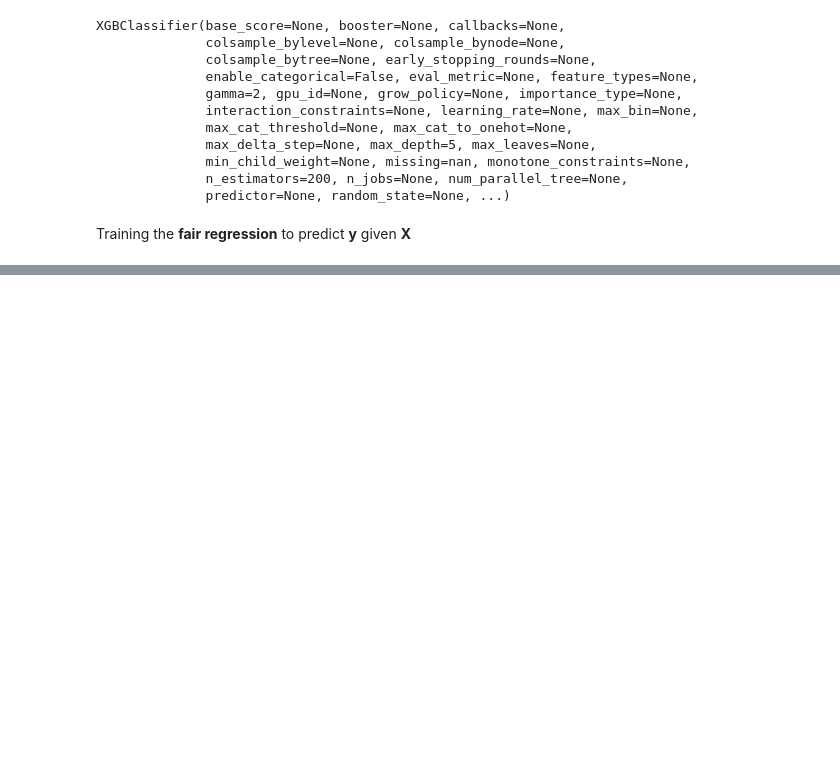
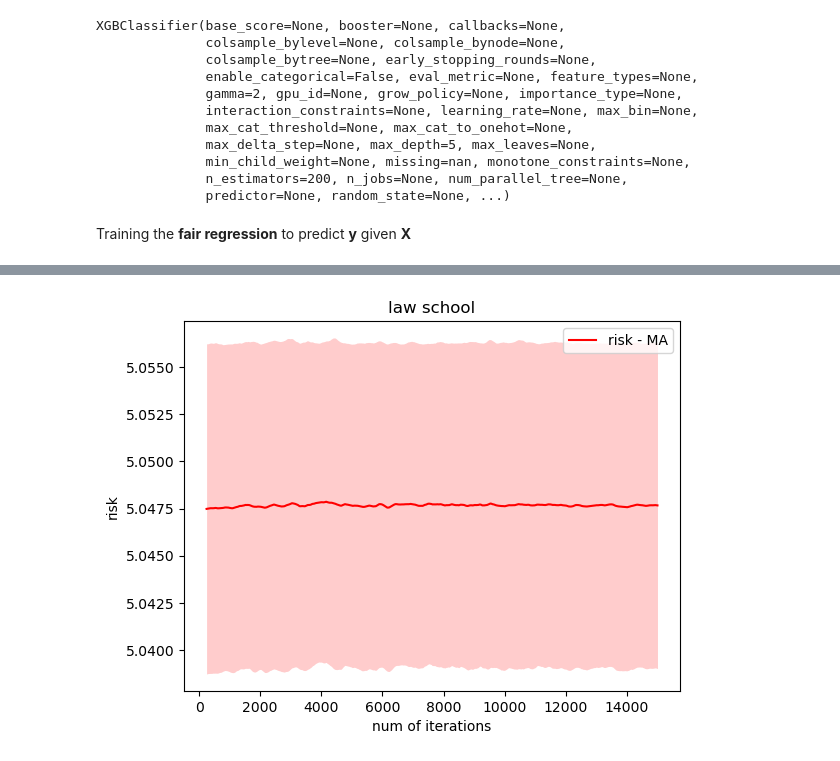
Before and after one commit to taturyan/unaware-fair-reg, a Jupyter notebook: LawSchool_experiments.ipynb, the cells around one changed output, grey strips where cells are left out. Saved outputs shown, nothing was run; the diff lists cells and outputs as text; code cells hidden in the pictures; blank space fills up the shorter version.

Commit message:
updated law-school experiments

```diff
--- a/LawSchool_experiments.ipynb
+++ b/LawSchool_experiments.ipynb
@@ -150,0 +91,8 @@ DP_unfairness(y_test, S_test, bins=bins)
+# %%
+T = 15000
+num = 10
+eps = [0.0001, 0.0001]
+# %%
+risk_history_all, max_unf_all, avg_unf_all, sum_unf_all, std_unf_all, DP_unf_all, base_risk_all, base_DP_all = get_stats(dataset='lawschool',
+            num=num, T=T, eps = eps, beta='auto', L='auto',
+            TRAIN_SIZE=0.4, UNLAB_SIZE=0.4, TEST_SIZE=0.2)
@@ -150,0 +117,4 @@ DP_unfairness(y_test, S_test, bins=bins)
+# %%
+plot_risk_history(risk_history_all, T=T, moving_av=100, dataset = 'law school')
+# %% [output]
+[figure, added]
```
Also changed, not shown: parts of 31 cells of this notebook.
